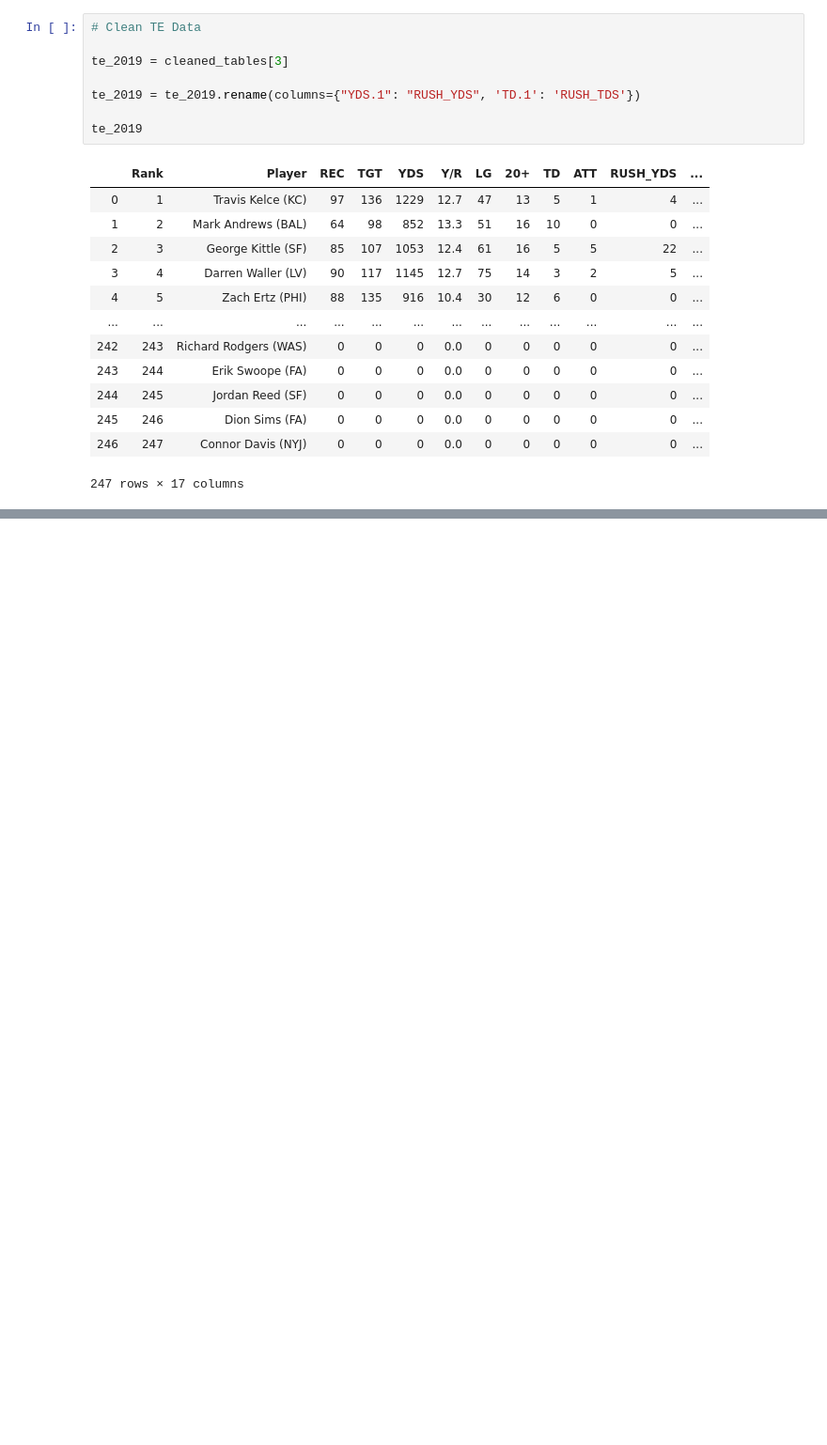
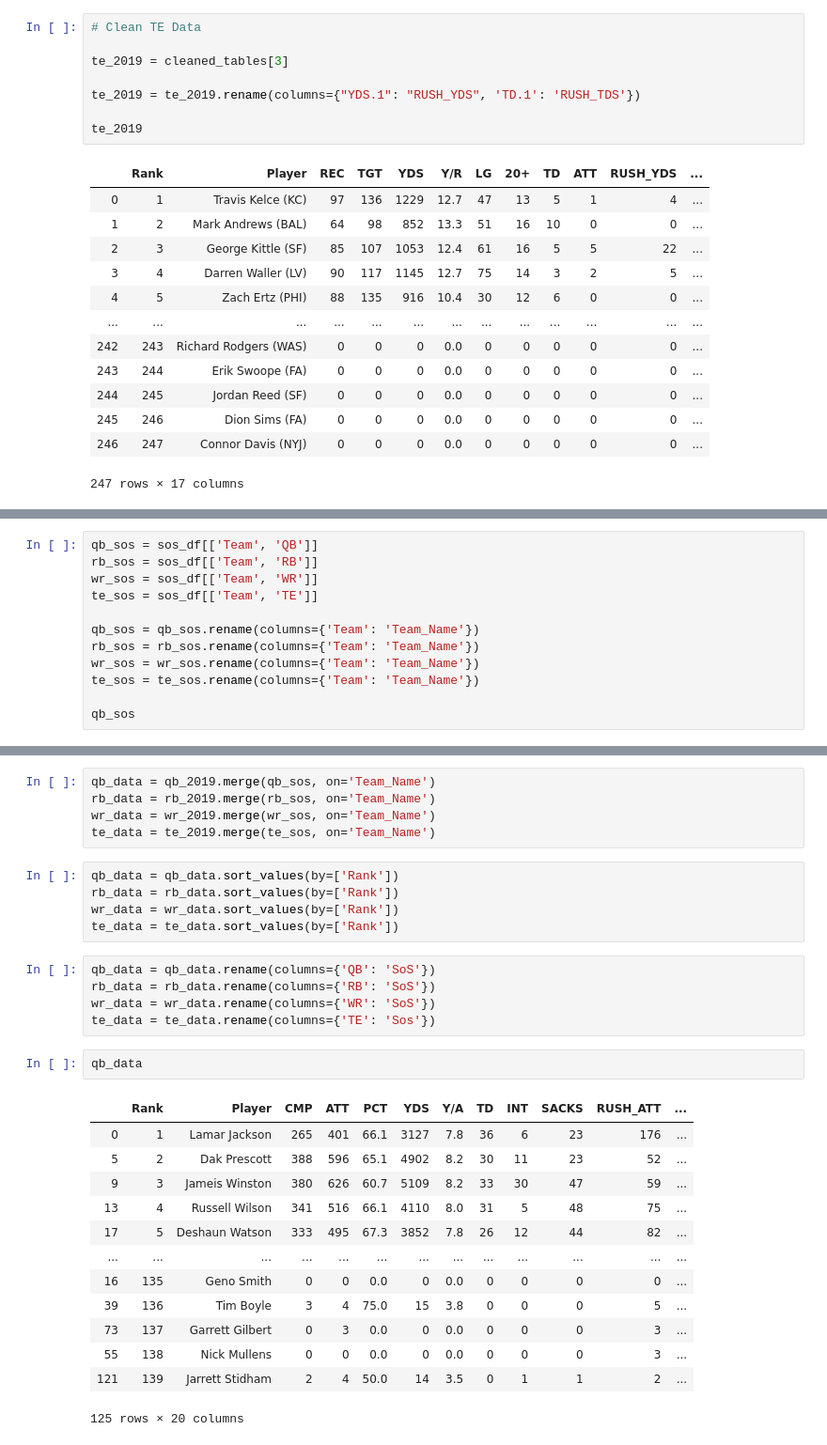
Before and after one commit to rdashcraft91/Fantasy_Draft_2020, a Jupyter notebook: Stat_Gathering.ipynb, the cells around one changed output, grey strips where cells are left out. Shown at 94% size. Drawn from its saved outputs; the diff is of its cells as text; blank space fills up the shorter version.

Commit message:
cleaned data

```diff
--- a/Stat_Gathering.ipynb
+++ b/Stat_Gathering.ipynb
@@ -206,0 +280,12 @@ te_2019
+# %%
+qb_sos = sos_df[['Team', 'QB']]
+rb_sos = sos_df[['Team', 'RB']]
+wr_sos = sos_df[['Team', 'WR']]
+te_sos = sos_df[['Team', 'TE']]
+
+qb_sos = qb_sos.rename(columns={'Team': 'Team_Name'})
+rb_sos = rb_sos.rename(columns={'Team': 'Team_Name'})
+wr_sos = wr_sos.rename(columns={'Team': 'Team_Name'})
+te_sos = te_sos.rename(columns={'Team': 'Team_Name'})
+
+qb_sos
@@ -206,0 +310,31 @@ te_2019
+# %%
+qb_data = qb_2019.merge(qb_sos, on='Team_Name')
+rb_data = rb_2019.merge(rb_sos, on='Team_Name')
+wr_data = wr_2019.merge(wr_sos, on='Team_Name')
+te_data = te_2019.merge(te_sos, on='Team_Name')
+# %%
+qb_data = qb_data.sort_values(by=['Rank'])
+rb_data = rb_data.sort_values(by=['Rank'])
+wr_data = wr_data.sort_values(by=['Rank'])
+te_data = te_data.sort_values(by=['Rank'])
+# %%
+qb_data = qb_data.rename(columns={'QB': 'SoS'})
+rb_data = rb_data.rename(columns={'RB': 'SoS'})
+wr_data = wr_data.rename(columns={'WR': 'SoS'})
+te_data = te_data.rename(columns={'TE': 'Sos'})
+# %%
+qb_data
+# %% [output]
+|  | Rank | Player | CMP | ATT | PCT | YDS | Y/A | TD | INT | SACKS | RUSH_ATT | ... |
+| 0 | 1 | Lamar Jackson | 265 | 401 | 66.1 | 3127 | 7.8 | 36 | 6 | 23 | 176 | ... |
+| 5 | 2 | Dak Prescott | 388 | 596 | 65.1 | 4902 | 8.2 | 30 | 11 | 23 | 52 | ... |
+| 9 | 3 | Jameis Winston | 380 | 626 | 60.7 | 5109 | 8.2 | 33 | 30 | 47 | 59 | ... |
+| 13 | 4 | Russell Wilson | 341 | 516 | 66.1 | 4110 | 8.0 | 31 | 5 | 48 | 75 | ... |
+| 17 | 5 | Deshaun Watson | 333 | 495 | 67.3 | 3852 | 7.8 | 26 | 12 | 44 | 82 | ... |
+| ... | ... | ... | ... | ... | ... | ... | ... | ... | ... | ... | ... | ... |
+| 16 | 135 | Geno Smith | 0 | 0 | 0.0 | 0 | 0.0 | 0 | 0 | 0 | 0 | ... |
+| 39 | 136 | Tim Boyle | 3 | 4 | 75.0 | 15 | 3.8 | 0 | 0 | 0 | 5 | ... |
+| 73 | 137 | Garrett Gilbert | 0 | 3 | 0.0 | 0 | 0.0 | 0 | 0 | 0 | 3 | ... |
+| 55 | 138 | Nick Mullens | 0 | 0 | 0.0 | 0 | 0.0 | 0 | 0 | 0 | 3 | ... |
+| 121 | 139 | Jarrett Stidham | 2 | 4 | 50.0 | 14 | 3.5 | 0 | 1 | 1 | 2 | ... |
+125 rows × 20 columns
```
Also changed, not shown: parts of 11 cells of this notebook.
